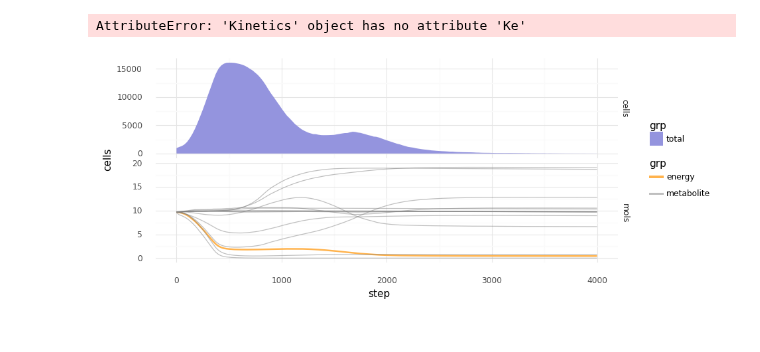
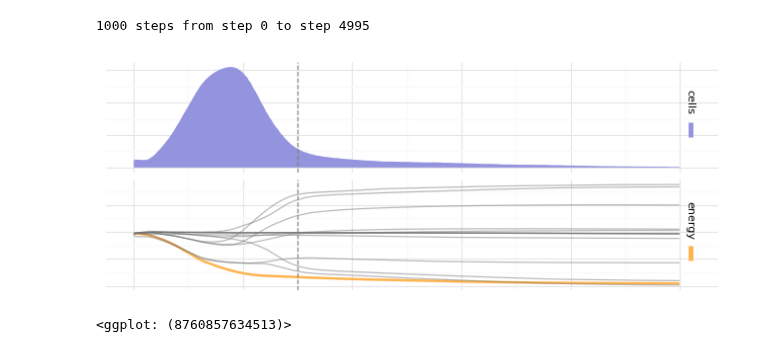
Before and after one commit to mRcSchwering/magic-soup, a Jupyter notebook: example/analysis.ipynb, the cells around one changed output. Cells and saved outputs as stored; diff of their text form; code cells hidden in the pictures.

```diff
--- a/example/analysis.ipynb
+++ b/example/analysis.ipynb
@@ -13,49 +13,27 @@ from magicsoup.examples.wood_ljungdahl import CHEMISTRY, MOLECULES, REACTIONS
 
 theme_set(theme_minimal())
 
-RUN_NAME = "2023-07-30_14-10"
+RUN_NAME = "2023-12-21_10-31"
 RUN_DIR = Path("..") / "example" / "runs" / RUN_NAME
 # %%
 world = ms.World.from_file(rundir=RUN_DIR, device="cpu")
-molnames = [d.name for d in world.chemistry.molecules]
 steps = sorted(int(d.name.split("step=")[1]) for d in RUN_DIR.glob("step=*"))
+print(f"{len(steps)} steps from step {steps[0]} to step {steps[-1]}")
+# %% [output]
+1000 steps from step 0 to step 4995
 # %%
 cell_records = []
 mol_records = []
-
 for step in steps:
     world.load_state(statedir=RUN_DIR / f"step={step}", ignore_cell_params=True)
     cell_records.append({ "step": step, "cells": world.n_cells })
-
-    for molname in molnames:
-        mol_i = world.chemistry.molname_2_idx[molname]
+    for mol in world.chemistry.molecules:
+        mol_i = world.chemistry.mol_2_idx[mol]
         mol_records.append({
             "step": step,
-            "molname": molname,
+            "molname": mol.name,
             "avg": world.molecule_map[mol_i].mean().item()
         })
 
 cells_df = pd.DataFrame.from_records(cell_records)
 mols_df = pd.DataFrame.from_records(mol_records)
-# %% [output]
-AttributeError: 'Kinetics' object has no attribute 'Ke'
-# %%
-mols_df["grp"] = "metabolite"
-mols_df.loc[mols_df["molname"] == "ATP", "grp"] = "energy"
-mols_df["grp"] = pd.Categorical(mols_df["grp"], ["energy", "metabolite"])
-mols_df["df"] = "mols"
-
-cells_df["grp"] = "total"
-cells_df["df"] = "cells"
-
-(ggplot()
-    + geom_area(aes(x="step", y="cells", fill="grp"), data=cells_df)
-    + geom_line(aes(x="step", y="avg", color="grp", alpha="grp", size="grp", group="molname"), data=mols_df)
-    + facet_grid("df ~ .", scales="free_y")
-    + scale_fill_manual(["#9494DE"])
-    + scale_color_manual(["#FFB34D", "gray"])
-    + scale_alpha_manual([1.0, 0.5])
-    + scale_size_manual([1.0, 0.5])
-    + theme(figure_size=(9, 4)))
-# %% [output]
-[figure, removed]
@@ -66,0 +137,15 @@ top_labels = {f"CL{i}": d[0] for i, d in enumerate(Counter(world.cell_labels).mo
+# %%
+text_offset_map = {"cells": 0.65, "energy": 0.65}
+marker_offset_map = {"cells": 0.3, "energy": 0.25}
+plot_timeseries(
+    text_offset_map=text_offset_map,
+    marker_offset_map=marker_offset_map,
+    vline=1500,
+    mols_df=mols_df,
+    cells_df=cells_df,
+    figsize=(8, 3),
+    text_size=8
+)
+# %% [output]
+[figure, added]
+<ggplot: (8760857634513)>
```
Also changed, not shown: parts of 8 cells of this notebook, 7 other files.
